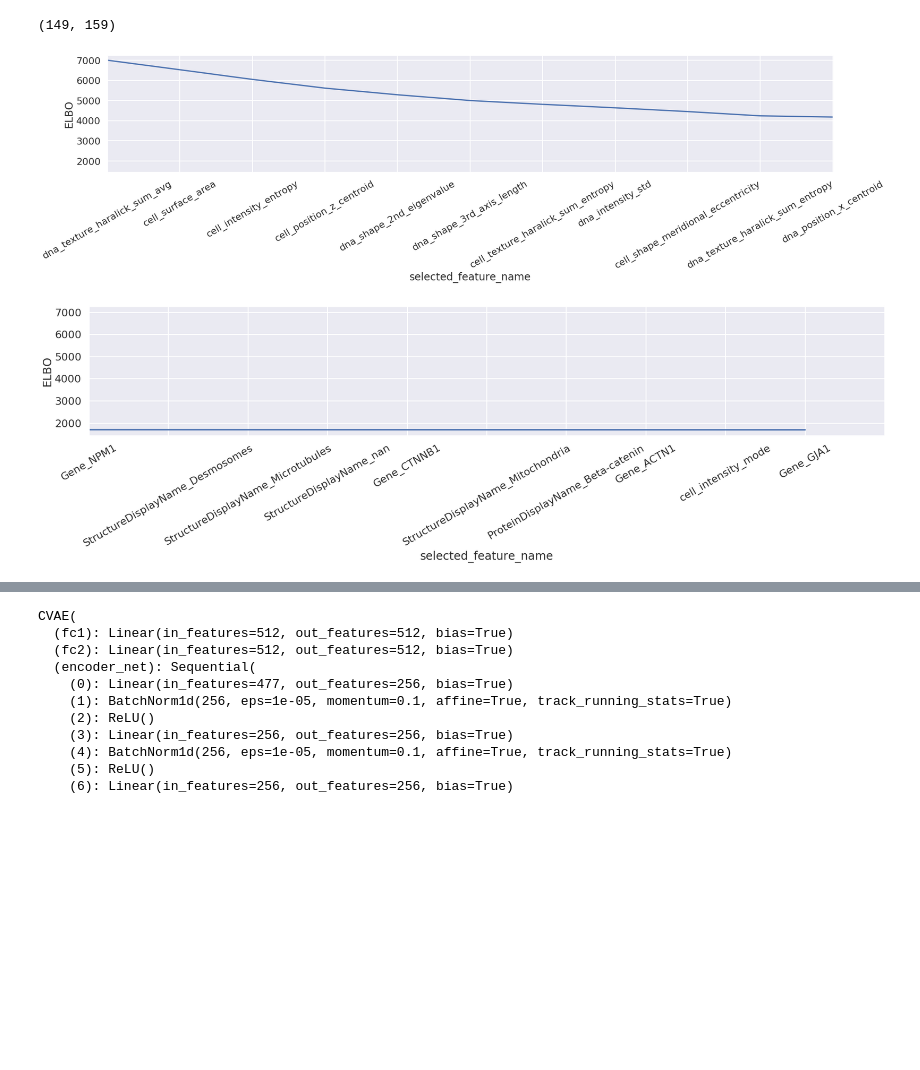
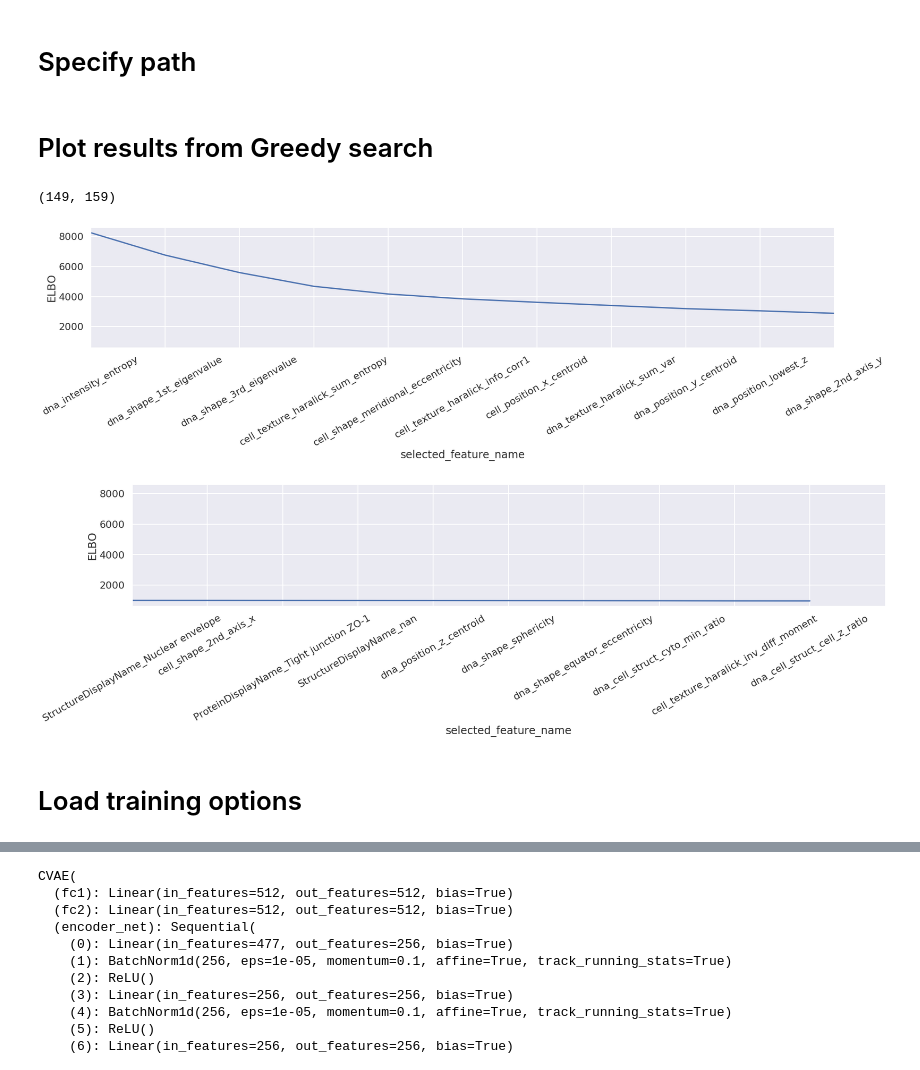
Before and after one commit to AllenCellModeling/CVAE_testbed, a Jupyter notebook: CVAE_testbed/notebooks/run_model.ipynb, the cells around one changed output, grey strips where cells are left out. Saved outputs shown, nothing was run; the diff lists cells and outputs as text; code cells hidden in the pictures; blank space fills up the shorter version.

```diff
--- a/CVAE_testbed/notebooks/run_model.ipynb
+++ b/CVAE_testbed/notebooks/run_model.ipynb
@@ -17,6 +19,8 @@ from CVAE_testbed.models.model_loader import ModelLoader
 from CVAE_testbed.bin.CVAE_train import get_model
 from CVAE_testbed.utils import str_to_object
 from CVAE_testbed.utils.compare_plots import compare_plots_best_performing, plot_single_model_multiple_epoch, plot_multiple_model_multiple_epoch
+# %% [markdown]
+# Specify path
 # %%
 # path_save_dir = "../../scripts/outputs/baseline_results_swissroll/2019:09:05:14:54:20/"
 # path_save_dir = "../../scripts/outputs/baseline_results/2019:09:06:09:25:42/"
@@ -24,8 +28,14 @@ from CVAE_testbed.utils.compare_plots import compare_plots_best_performing, plot
 
 #path_save_dir = "/home/ritvik.vasan/Github/cookiecutter/CVAE_testbed/scripts/outputs/aics_features/102_features/2019:09:06:12:50:46/"
 
-path_save_dir = "/home/ritvik.vasan/Github/cookiecutter/CVAE_testbed/scripts/outputs/aics_features/159_features/new2/2019:09:06:12:47:55/"
+#path_save_dir = "/home/ritvik.vasan/Github/cookiecutter/CVAE_testbed/scripts/outputs/aics_features/159_features/new2/2019:09:06:12:47:55/"
 
+# path_save_dir = "/home/ritvik.vasan/Github/cookiecutter/CVAE_testbed/scripts/outputs/aics_features/159_features/fid_greedy/2019:09:08:14:00:09/"
+
+path_save_dir = "/home/ritvik.vasan/Github/cookiecutter/CVAE_testbed/scripts/outputs/aics_159_features/"
+# path_save_dir = "/home/ritvik.vasan/Github/cookiecutter/CVAE_testbed/scripts/outputs/baseline_results_swissroll/"
 
 #path_save_dir = "/home/ritvik.vasan/Github/cookiecutter/CVAE_testbed/scripts/outputs/baseline_results_projected/new/2019:09:06:10:48:28/"
+# %% [markdown]
+# Plot results from Greedy search
 # %%
@@ -36,23 +44,25 @@ stats_2 = pd.read_csv(path_save_dir / Path('selected_features.csv'))
 # %%
 sns.set_context('poster')
 fig, ax = plt.subplots(1,1,figsize = (30,5))
-stats.sort_values(by='ELBO', ascending=False, inplace=True)
-bar_fig = sns.lineplot(ax = ax,data=stats, x = 'selected_feature_name', y = 'ELBO', sort=False)
+stats_2.sort_values(by='ELBO', ascending=False, inplace=True)
+bar_fig = sns.lineplot(ax = ax,data=stats_2, x = 'selected_feature_name', y = 'ELBO', sort=False)
 for item in bar_fig.get_xticklabels():
     item.set_rotation(30)
 ax.set_xlim([0, 10])
 
 sns.set_context('poster')
 fig, ax = plt.subplots(1,1,figsize = (30,5))
-stats.sort_values(by='ELBO', ascending=False, inplace=True)
-bar_fig = sns.lineplot(ax = ax,data=stats, x = 'selected_feature_name', y = 'ELBO', sort=False)
+stats_2.sort_values(by='ELBO', ascending=False, inplace=True)
+bar_fig = sns.lineplot(ax = ax,data=stats_2, x = 'selected_feature_name', y = 'ELBO', sort=False)
 for item in bar_fig.get_xticklabels():
     item.set_rotation(30)
 ax.set_xlim([149, 159])
 # %% [output]
 (149, 159)
-[figure, old version]
+[figure, new version]
-[figure, old version]
+[figure, new version]
+# %% [markdown]
+# Load training options
 # %%
 this_json = json.loads(open(path_save_dir + 'training_options.json').read())
 # %%
```
Also changed, not shown: parts of 73 cells of this notebook, 33 other files.
